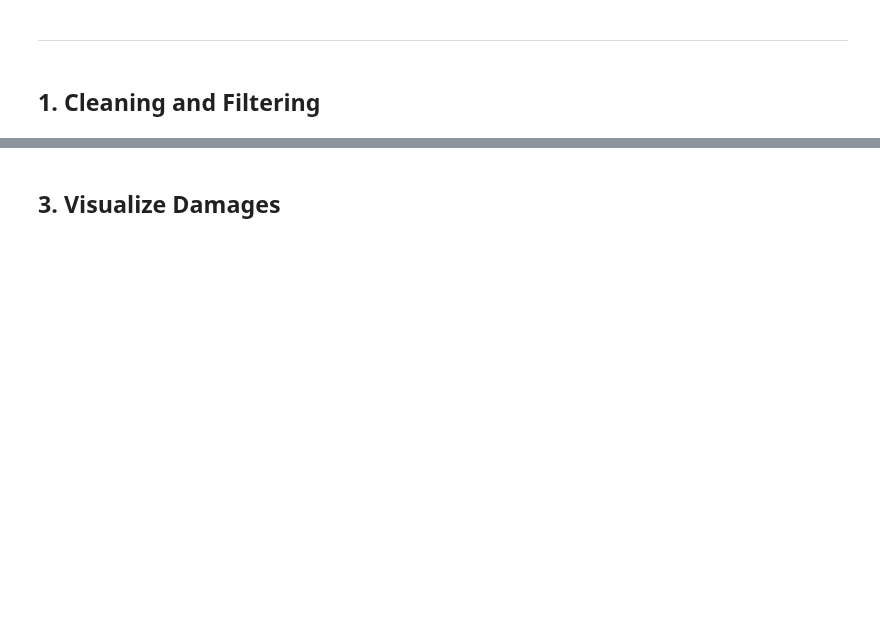
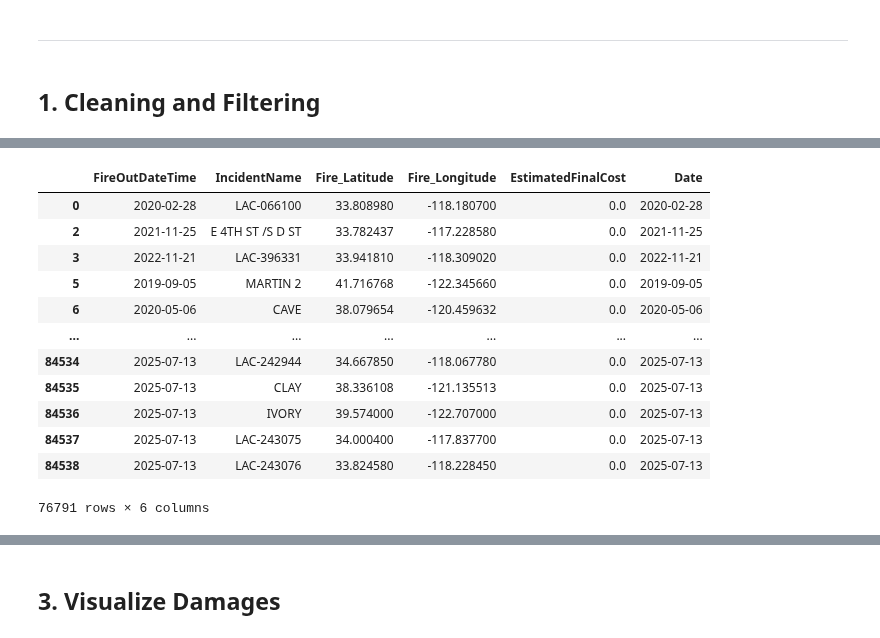
Before and after one commit to dustinlit/California-Wildfire-Ignition-ML-Modeling, a Jupyter notebook: Version2/01_Fire_Damage_Processing.ipynb, the cells around one changed output, grey strips where cells are left out. Drawn from its saved outputs; the diff is of its cells as text; code cells hidden in the pictures; blank space fills up the shorter version.

```diff
--- a/Version2/01_Fire_Damage_Processing.ipynb
+++ b/Version2/01_Fire_Damage_Processing.ipynb
@@ -421,0 +139,11 @@ plt.tight_layout()
+# %%
+drop =['Unnamed: 0', 'SourceOID', 'ContainmentDateTime', 'IncidentSize',
+       'FireBehaviorGeneral','EstimatedCostToDate','FinalAcres',
+       'FireBehaviorGeneral1', 'FireBehaviorGeneral2', 'FireBehaviorGeneral3',
+       'FireCause', 'FireCauseGeneral', 'FireCauseSpecific',
+       'IncidentShortDescription', 'IncidentTypeKind',
+        'IrwinID',
+       'LocalIncidentIdentifier', 'POOCity', 'POOState',
+       'PredominantFuelGroup', 'PredominantFuelModel', 'PrimaryFuelModel',
+       'SecondaryFuelModel', 'UniqueFireIdentifier',
+      'IncidentTypeCategory', 'POOCounty', 'FireDiscoveryDateTime']
@@ -421,0 +156,16 @@ plt.tight_layout()
+# %%
+clean_fires
+# %% [output]
+|  | FireOutDateTime | IncidentName | Fire_Latitude | Fire_Longitude | EstimatedFinalCost | Date |
+| 0 | 2020-02-28 | LAC-066100 | 33.808980 | -118.180700 | 0.0 | 2020-02-28 |
+| 2 | 2021-11-25 | E 4TH ST /S D ST | 33.782437 | -117.228580 | 0.0 | 2021-11-25 |
+| 3 | 2022-11-21 | LAC-396331 | 33.941810 | -118.309020 | 0.0 | 2022-11-21 |
+| 5 | 2019-09-05 | MARTIN 2 | 41.716768 | -122.345660 | 0.0 | 2019-09-05 |
+| 6 | 2020-05-06 | CAVE | 38.079654 | -120.459632 | 0.0 | 2020-05-06 |
+| ... | ... | ... | ... | ... | ... | ... |
+| 84534 | 2025-07-13 | LAC-242944 | 34.667850 | -118.067780 | 0.0 | 2025-07-13 |
+| 84535 | 2025-07-13 | CLAY | 38.336108 | -121.135513 | 0.0 | 2025-07-13 |
+| 84536 | 2025-07-13 | IVORY | 39.574000 | -122.707000 | 0.0 | 2025-07-13 |
+| 84537 | 2025-07-13 | LAC-243075 | 34.000400 | -117.837700 | 0.0 | 2025-07-13 |
+| 84538 | 2025-07-13 | LAC-243076 | 33.824580 | -118.228450 | 0.0 | 2025-07-13 |
+76791 rows × 6 columns
```
Also changed, not shown: parts of 55 cells of this notebook, 6 other files.
